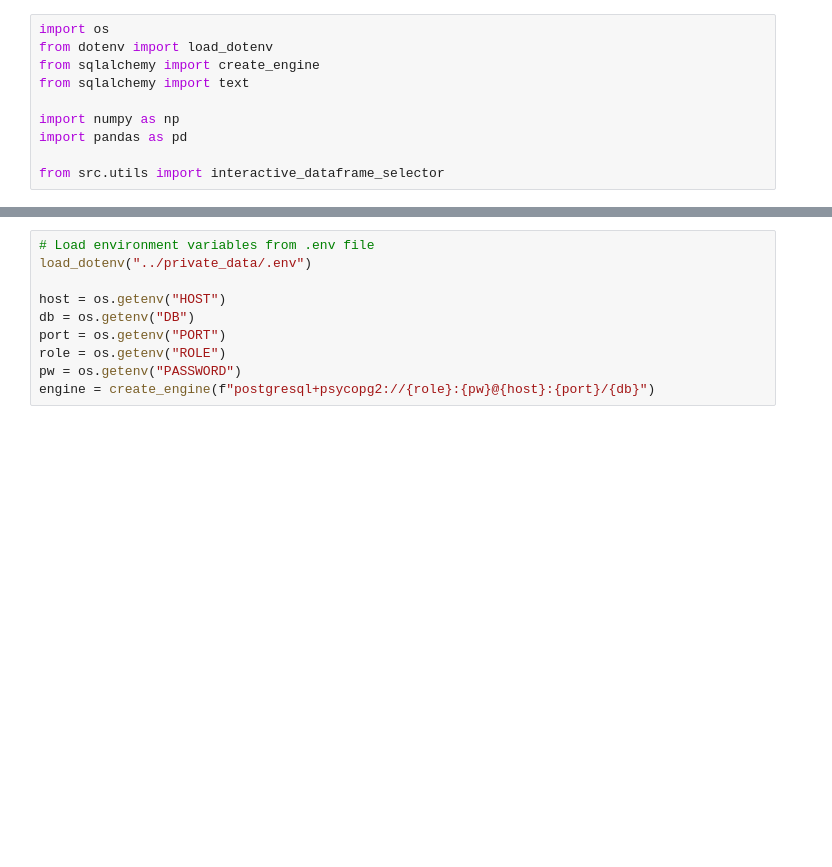
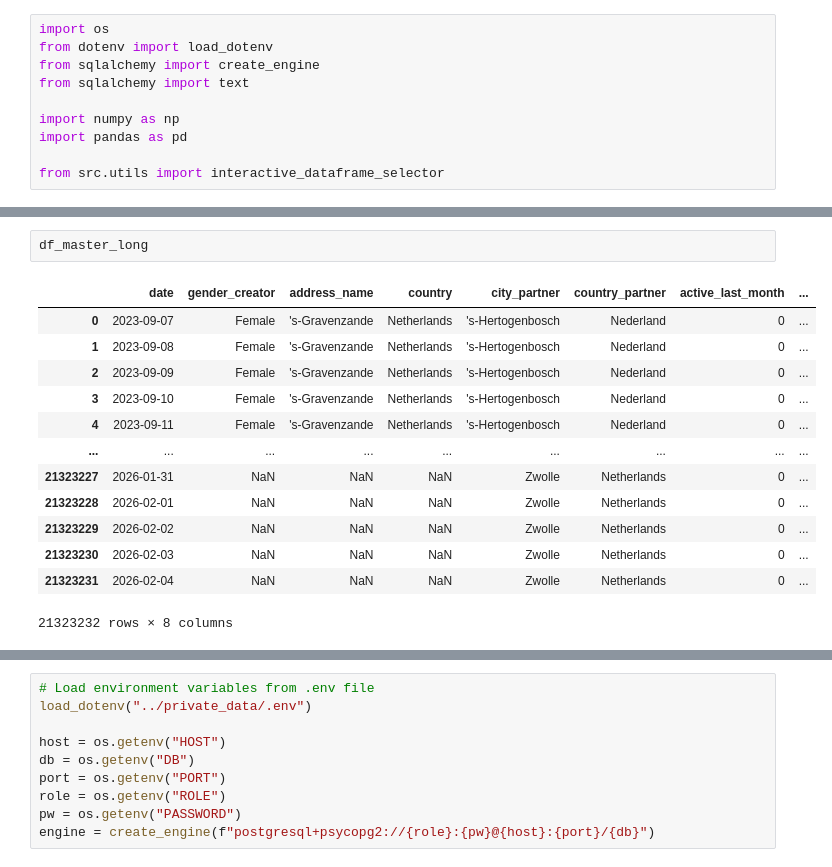
Before and after one commit to wouterbarter/AI_thesis_public, a Jupyter notebook: notebooks/barter_analysis_interesting_metrics.ipynb, the cells around one changed output, grey strips where cells are left out. Saved outputs shown, nothing was run; the diff lists cells and outputs as text; blank space fills up the shorter version.

```diff
--- a/notebooks/barter_analysis_interesting_metrics.ipynb
+++ b/notebooks/barter_analysis_interesting_metrics.ipynb
@@ -18,0 +405,16 @@ from src.utils import interactive_dataframe_selector
+# %%
+df_master_long
+# %% [output]
+|  | date | gender_creator | address_name | country | city_partner | country_partner | active_last_month | ... |
+| 0 | 2023-09-07 | Female | 's-Gravenzande | Netherlands | 's-Hertogenbosch | Nederland | 0 | ... |
+| 1 | 2023-09-08 | Female | 's-Gravenzande | Netherlands | 's-Hertogenbosch | Nederland | 0 | ... |
+| 2 | 2023-09-09 | Female | 's-Gravenzande | Netherlands | 's-Hertogenbosch | Nederland | 0 | ... |
+| 3 | 2023-09-10 | Female | 's-Gravenzande | Netherlands | 's-Hertogenbosch | Nederland | 0 | ... |
+| 4 | 2023-09-11 | Female | 's-Gravenzande | Netherlands | 's-Hertogenbosch | Nederland | 0 | ... |
+| ... | ... | ... | ... | ... | ... | ... | ... | ... |
+| 21323227 | 2026-01-31 | NaN | NaN | NaN | Zwolle | Netherlands | 0 | ... |
+| 21323228 | 2026-02-01 | NaN | NaN | NaN | Zwolle | Netherlands | 0 | ... |
+| 21323229 | 2026-02-02 | NaN | NaN | NaN | Zwolle | Netherlands | 0 | ... |
+| 21323230 | 2026-02-03 | NaN | NaN | NaN | Zwolle | Netherlands | 0 | ... |
+| 21323231 | 2026-02-04 | NaN | NaN | NaN | Zwolle | Netherlands | 0 | ... |
+21323232 rows × 8 columns
```
Also changed, not shown: parts of 19 cells of this notebook, 7 other files.
